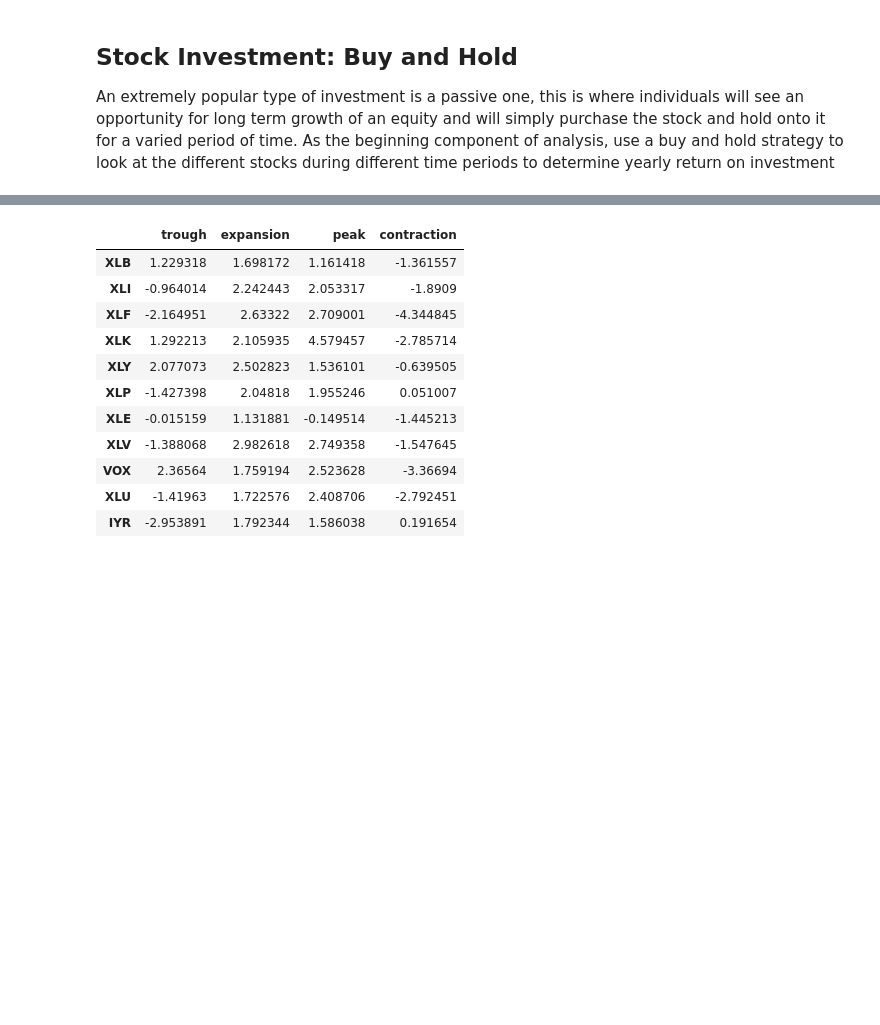
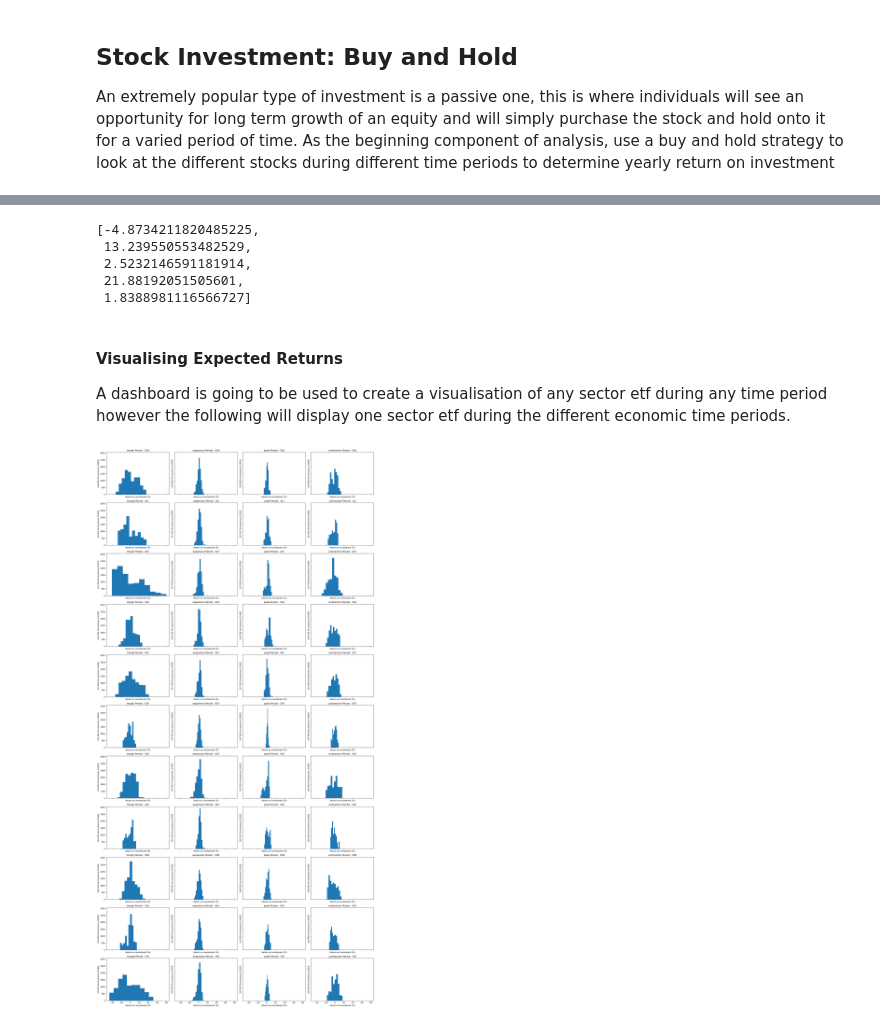
Before and after one commit to bennicholson2/Enhancing-Technical-Analysis-with-Data-Science, a Jupyter notebook: capstone_requirements/eda_data_cleaning.ipynb, the cells around one changed output, grey strips where cells are left out. Cells and saved outputs as stored; diff of their text form; code cells hidden in the pictures; blank space fills up the shorter version.

```diff
--- a/capstone_requirements/eda_data_cleaning.ipynb
+++ b/capstone_requirements/eda_data_cleaning.ipynb
@@ -177,7 +178,7 @@ def stochastic_modeling(nested_dict, tickers, periods,num_samples):
                 end_price = nested_dict[period][ticker].iloc[date_idx + 30]
 
                 # Get the return by the Holding Period Return
-                roi = ((end_price - start_price) / start_price) * 100
+                roi = (((end_price - start_price) / start_price) * 100)
 
                 nested_dict_returns[period][ticker].append(roi)
 
@@ -521,19 +606,42 @@ During these macroeconomic cycles buy and hold for one month based on a random s
 # %%
 # create an adjusted close price sector etf dictionary which can changed based on the macroeconomic period
 adjusted_close_sector_etf = get_adjusted_closed_price(sector_etf_data,sector_etf_tickers,economic_cycle_periods_list)
-# %%
-expected_values_sector_etf_buy_hold = stochastic_modeling(adjusted_close_sector_etf,sector_etf_tickers,economic_cycle_periods_list,1000)
-stochasting_roi(sector_etf_tickers,economic_cycle_periods_list,expected_values_sector_etf_buy_hold)
-# %% [output]
-|  | trough | expansion | peak | contraction |
-| XLB | 1.229318 | 1.698172 | 1.161418 | -1.361557 |
-| XLI | -0.964014 | 2.242443 | 2.053317 | -1.8909 |
-| XLF | -2.164951 | 2.63322 | 2.709001 | -4.344845 |
-| XLK | 1.292213 | 2.105935 | 4.579457 | -2.785714 |
-| XLY | 2.077073 | 2.502823 | 1.536101 | -0.639505 |
-| XLP | -1.427398 | 2.04818 | 1.955246 | 0.051007 |
-| XLE | -0.015159 | 1.131881 | -0.149514 | -1.445213 |
-| XLV | -1.388068 | 2.982618 | 2.749358 | -1.547645 |
-| VOX | 2.36564 | 1.759194 | 2.523628 | -3.36694 |
-| XLU | -1.41963 | 1.722576 | 2.408706 | -2.792451 |
-| IYR | -2.953891 | 1.792344 | 1.586038 | 0.191654 |
+# %%
+# take 1000 samples of different initial purchase dates, hold the equity for 30 days then compare it with the start
+expected_values_sector_etf_buy_hold = stochastic_modeling(adjusted_close_sector_etf,sector_etf_tickers,economic_cycle_periods_list,10000)
+expected_values_sector_etf_buy_hold['trough']['XLK'][0:5]
+# %% [output]
+[-4.8734211820485225,
+ 13.239550553482529,
+ 2.5232146591181914,
+ 21.88192051505601,
+ 1.8388981116566727]
+# %% [markdown]
+#### Visualising Expected Returns
+A dashboard is going to be used to create a visualisation of any sector etf during any time period however the following will display one sector etf during the different economic time periods.
+# %%
+import matplotlib.pyplot as plt
+
+# Define the number of rows and columns for the subplot
+rows = len(sector_etf_tickers)
+cols = len(economic_cycle_periods_list)
+
+# Create subplots with defined rows and columns
+fig, axes = plt.subplots(rows, cols, figsize=(20, 40), sharex=True, sharey=True)
+
+# Loop through periods (columns) and tickers (rows) to create histograms
+for i, period in enumerate(economic_cycle_periods_list):
+    for j, ticker in enumerate(sector_etf_tickers):
+        ax = axes[j, i]  # Access the subplot at position (j, i)
+        ax.hist(pd.Series(expected_values_sector_etf_buy_hold[period][ticker]), bins=10)
+        ax.set_ylabel(f'{ticker} ROI Occurrences (/1000)', fontsize=10)
+        ax.set_xlabel('Return on Investment (%)', fontsize=10)
+        ax.set_title(f'{period} Period - {ticker}', fontsize=12)
+
+# Adjust layout to prevent overlap
+plt.tight_layout()
+
+# Show the plot
+plt.show()
+# %% [output]
+[figure, added]
```
Also changed, not shown: parts of 52 cells of this notebook, 11 other files.
